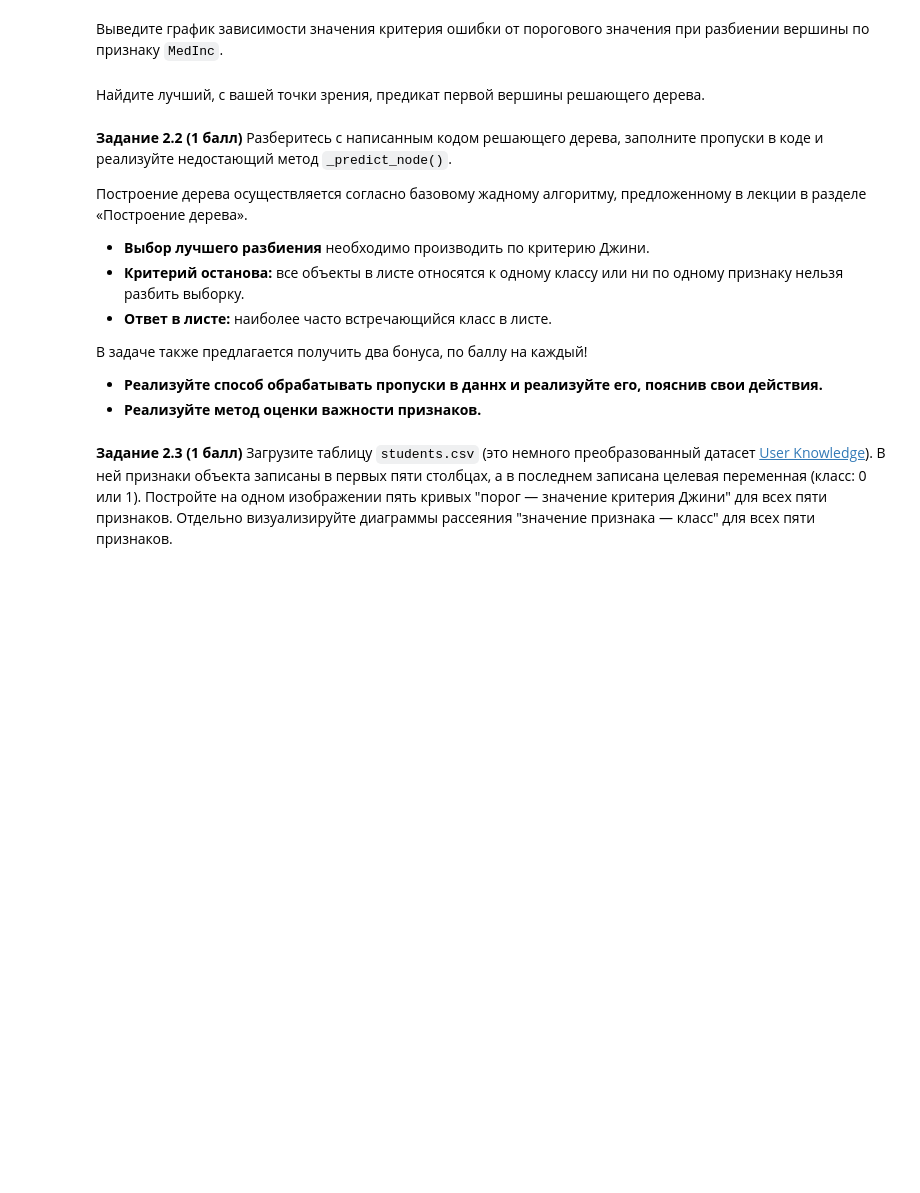
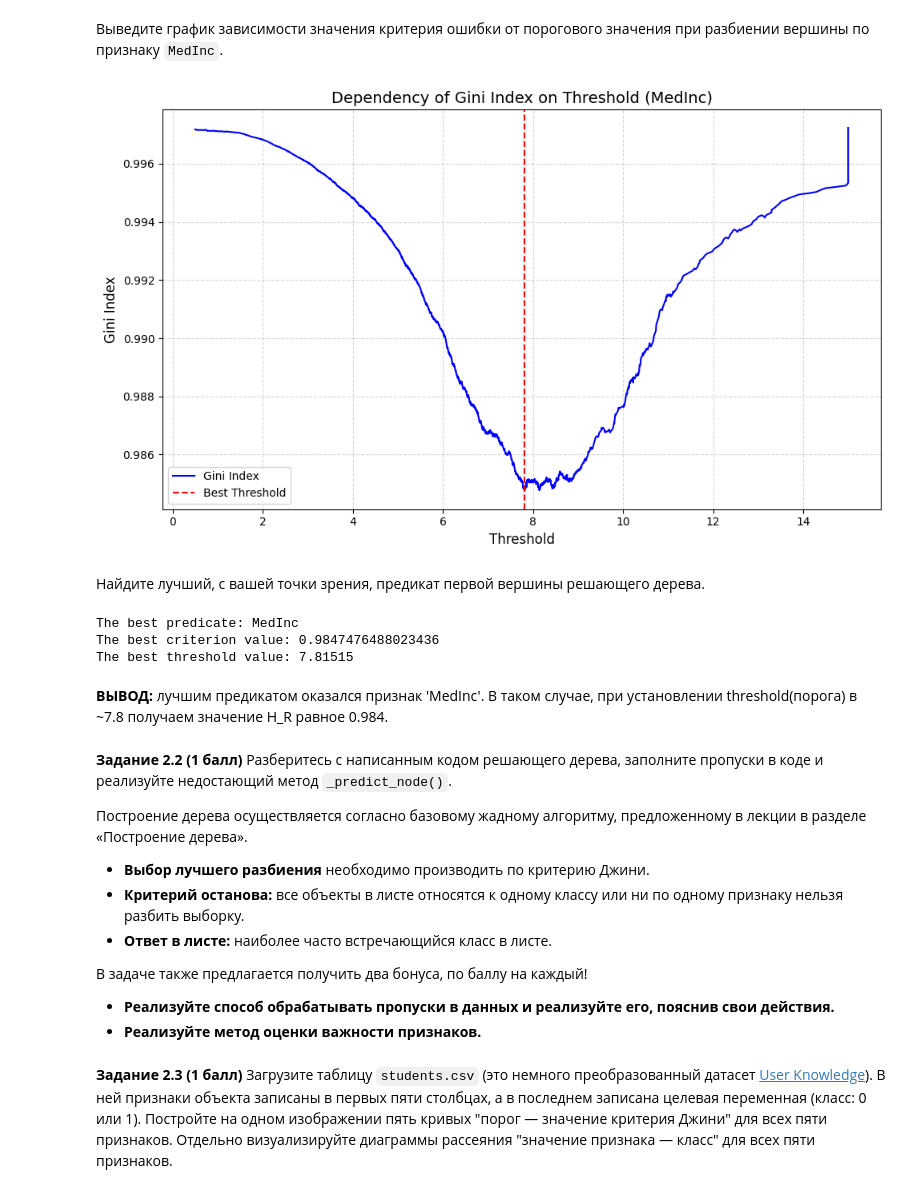
Before and after one commit to lapshinaaa/homework_machineLearning, a Jupyter notebook: hw07_trees_rf.ipynb, the cells around one changed output. Cells and saved outputs as stored; diff of their text form; code cells hidden in the pictures; blank space fills up the shorter version.

Commit message:
add best split function

```diff
--- a/hw07_trees_rf.ipynb
+++ b/hw07_trees_rf.ipynb
@@ -203,2 +262,28 @@ y
+# %%
+%matplotlib inline
+
+# getting the values of "MedInc" feature and 'target_vector'
+feature_vector = X['MedInc'].values
+target_vector = y
+
+# calling the 'find_best_split' function
+thresholds, gini_values, threshold_best, gini_best = find_best_split(feature_vector, target_vector)
+
+# plotting the graph
+fig, ax = plt.subplots(figsize=(10, 6))
+ax.plot(thresholds, gini_values, color='b', label='Gini Index')
+ax.axvline(x=threshold_best, color='r', linestyle='--', label='Best Threshold')
+
+
+ax.set_xlabel('Threshold', fontsize=12)
+ax.set_ylabel('Gini Index', fontsize=12)
+ax.set_title('Dependency of Gini Index on Threshold (MedInc)', fontsize=14)
+ax.grid(True, linestyle='--', alpha=0.5)
+ax.legend()
+plt.tight_layout()
+
+plt.show()
+# %% [output]
+[figure, added]
 # %% [markdown]
 Найдите лучший, с вашей точки зрения, предикат первой вершины решающего дерева.
@@ -207,3 +290,33 @@ y
+# %%
+# initializing all the necessary variables
+best_predicate = None
+best_threshold = None
+best_criterion_value = None
+
+target_vector = y
+# iterating over all the features from X:
+for feature in X.columns:
+  feature_vector = X[feature].values
+
+  # calling the function 'find_best_split' and getting all the outputs:
+  thresholds, criterion_values, threshold_best, criterion_best = find_best_split(feature_vector, target_vector)
+
+  # checking if the current H_R is better than the previous ones:
+  if best_criterion_value is None or criterion_best < best_criterion_value:
+    best_criterion_value = criterion_best
+    best_predicate = feature
+    best_threshold = threshold_best
+
+# printing out the results:
+print(f'The best predicate: {best_predicate}')
+print(f'The best criterion value: {best_criterion_value}')
+print(f'The best threshold value: {best_threshold}')
+# %% [output]
+The best predicate: MedInc
+The best criterion value: 0.9847476488023436
+The best threshold value: 7.81515
+# %% [markdown]
+**ВЫВОД:** лучшим предикатом оказался признак 'MedInc'. В таком случае, при установлении threshold(порога) в ~7.8 получаем значение H_R равное 0.984.
 # %% [markdown]
 **Задание 2.2 (1 балл)** Разберитесь с написанным кодом решающего дерева, заполните пропуски в коде и реализуйте недостающий метод `_predict_node()`.
 
@@ -214,7 +327,7 @@ y
 
 В задаче также предлагается получить два бонуса, по баллу на каждый!
 
-- **Реализуйте способ обрабатывать пропуски в даннх и реализуйте его, пояснив свои действия.**
+- **Реализуйте способ обрабатывать пропуски в данных и реализуйте его, пояснив свои действия.**
 - **Реализуйте метод оценки важности признаков.**
 # %%
 class DecisionTree:
```
Also changed, not shown: parts of 5 cells of this notebook.
